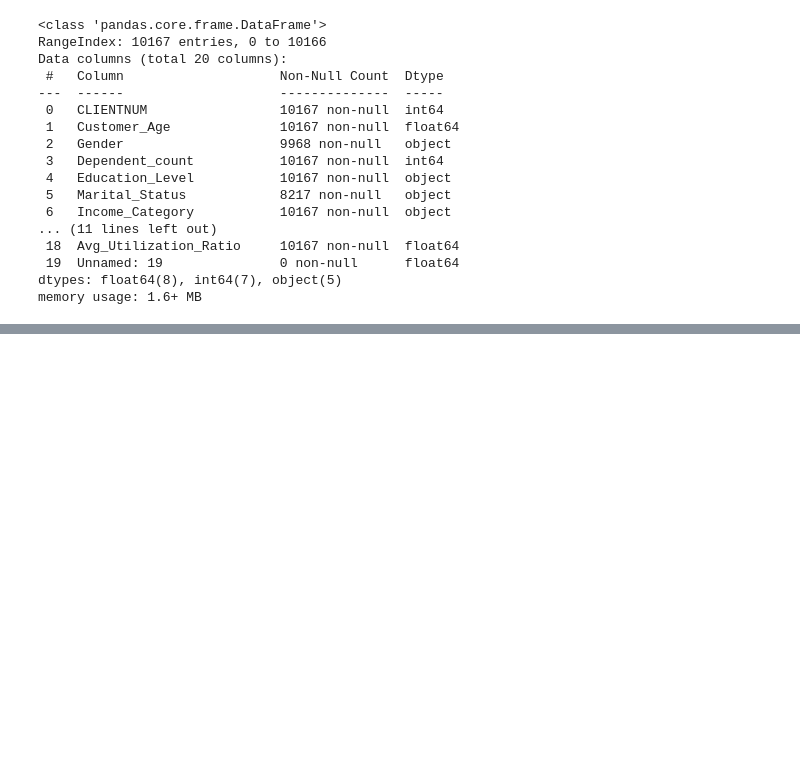
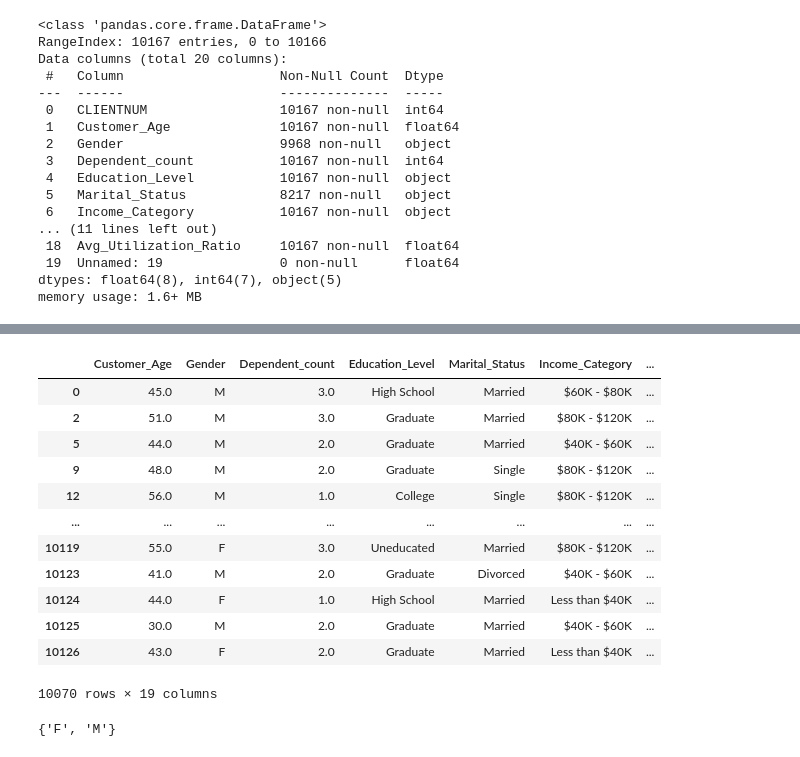
Before and after one commit to nimiico/credit-limit-predict, a Jupyter notebook: test.ipynb, the cells around one changed output, grey strips where cells are left out. Cells and saved outputs as stored; diff of their text form; code cells hidden in the pictures; blank space fills up the shorter version.

```diff
--- a/test.ipynb
+++ b/test.ipynb
@@ -59,0 +154,29 @@ dataset = dataset.reindex(columns=['CLIENTNUM', 'Customer_Age', 'Gender', 'Depen
+# %%
+for cluster in df_clean['Cluster'].unique():
+    cluster_data = df_clean[df_clean['Cluster'] == cluster]
+    for feature in numeric_features:
+        mean_value = cluster_data[feature].mean()
+        df_missing.loc[(df_missing['Cluster'] == cluster) & (df_missing[feature].isnull()), feature] = mean_value
+# %%
+for cluster in df_clean['Cluster'].unique():
+    cluster_data = df_clean[df_clean['Cluster'] == cluster]
+    for feature in categorical_features:
+        mode_value = cluster_data[feature].mode()[0]
+        df_missing.loc[(df_missing['Cluster'] == cluster) & (df_missing[feature].isnull()), feature] = mode_value
+# %%
+df_combined = pd.concat([df_clean, df_missing])
+df_combined
+# %% [output]
+|  | Customer_Age | Gender | Dependent_count | Education_Level | Marital_Status | Income_Category | ... |
+| 0 | 45.0 | M | 3.0 | High School | Married | $60K - $80K | ... |
+| 2 | 51.0 | M | 3.0 | Graduate | Married | $80K - $120K | ... |
+| 5 | 44.0 | M | 2.0 | Graduate | Married | $40K - $60K | ... |
+| 9 | 48.0 | M | 2.0 | Graduate | Single | $80K - $120K | ... |
+| 12 | 56.0 | M | 1.0 | College | Single | $80K - $120K | ... |
+| ... | ... | ... | ... | ... | ... | ... | ... |
+| 10119 | 55.0 | F | 3.0 | Uneducated | Married | $80K - $120K | ... |
+| 10123 | 41.0 | M | 2.0 | Graduate | Divorced | $40K - $60K | ... |
+| 10124 | 44.0 | F | 1.0 | High School | Married | Less than $40K | ... |
+| 10125 | 30.0 | M | 2.0 | Graduate | Married | $40K - $60K | ... |
+| 10126 | 43.0 | F | 2.0 | Graduate | Married | Less than $40K | ... |
+10070 rows × 19 columns
@@ -60 +222,6 @@ dataset = dataset.reindex(columns=['CLIENTNUM', 'Customer_Age', 'Gender', 'Depen
+# %%
+a = set(df_combined['Gender'])
+print(a)
+# %% [output]
+{'F', 'M'}
 # %%
```
Also changed, not shown: parts of 26 cells of this notebook.
